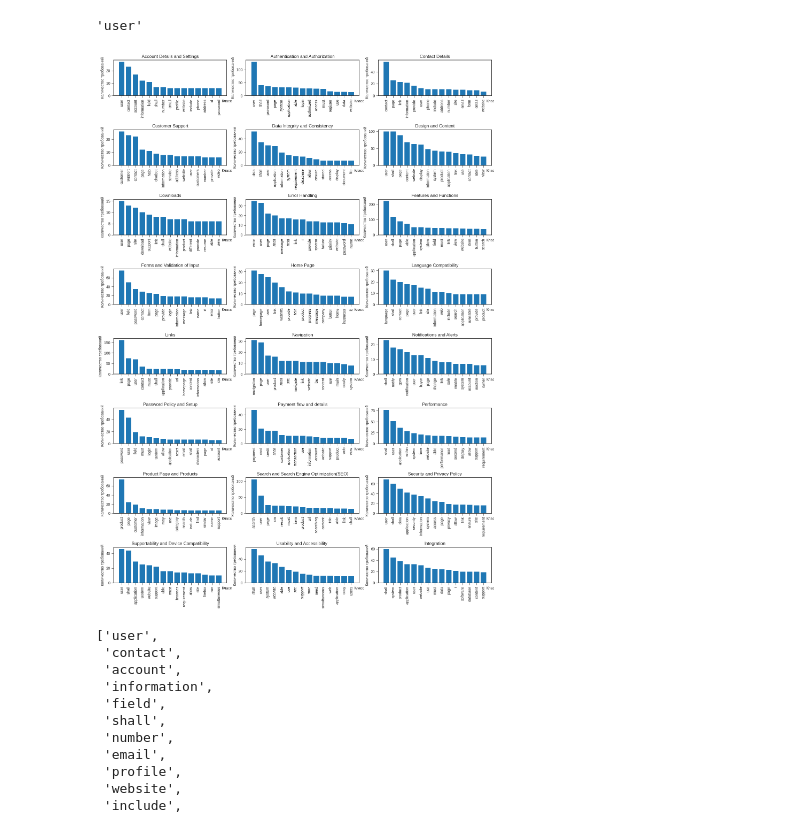
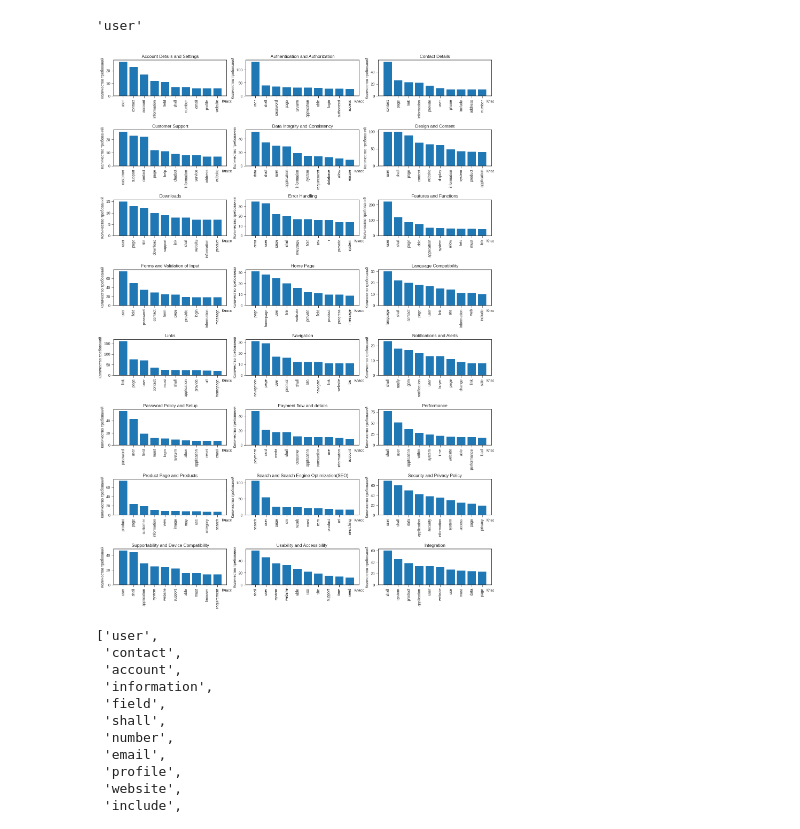
Before and after one commit to Khomiakov7706/requirements_analysis, a Jupyter notebook: eda_example.ipynb, the cells around one changed output. Saved outputs shown, nothing was run; the diff lists cells and outputs as text; code cells hidden in the pictures.

```diff
--- a/eda_example.ipynb
+++ b/eda_example.ipynb
@@ -454,8 +456,10 @@ all_words = data['lemmatized_requirement'].str.split(expand=True).unstack().valu
 plt.figure(figsize=(12,6))
 plt.xticks(rotation=90)
 
+mostCommonTokensNumber = 30 #@param
+
 # Get the most common 10 tokens and their frequencies
-most_common_tokens = bow.most_common(30)
+most_common_tokens = bow.most_common(mostCommonTokensNumber)
 tokens = [token for token, _ in most_common_tokens]
 frequencies = [frequency for _, frequency in most_common_tokens]
 
@@ -472,7 +476,7 @@ plt.show()
 # %%
 class_dict = dict()
 for c in range(len(requirement_classes)):
-    class_dict[requirement_classes[c]] = data[data[requirement_classes[c]]==1]['lemmatized_requirement'].str.split(expand=True).unstack().value_counts().head(30)
+    class_dict[requirement_classes[c]] = data[data[requirement_classes[c]]==1]['lemmatized_requirement'].str.split(expand=True).unstack().value_counts().head(mostCommonTokensNumber)
 # %%
 class_dict['Integration']
 # %% [output]
@@ -497,22 +501,25 @@ dtype: int64
 class_dict[requirement_classes[0]].index[0]
 # %% [output]
 'user'
+# %%
+#@title bar chart with most common words per class
+wordsPerClassOnChart = 15 #@param
 # %%
 fig, axs = plt.subplots(8, 3, figsize=(15, 21))  # Adjust the grid size as needed
 #fig.subplots_adjust(hspace=1.5)  # Adjust the vertical spacing between subplots
 
 for i, requirement_class in enumerate(requirement_classes):
     ax = axs[i // 3, i % 3]  # Calculate the position of the subplot in the grid
 
-    ax.bar(class_dict[requirement_class].index, class_dict[requirement_class])
+    ax.bar(class_dict[requirement_class].index[:wordsPerClassOnChart], class_dict[requirement_class][:wordsPerClassOnChart])
     ax.set_xticklabels(class_dict[requirement_class].index, rotation=90)
     ax.set_title(requirement_class)
     ax.set_xlabel('Класс')
     ax.xaxis.set_label_coords(1, -0.1)
     ax.set_ylabel('Количество требований')
 
 plt.tight_layout()
 plt.show()
 # %% [output]
-[figure, old version]
+[figure, new version]
 # %%
```
Also changed, not shown: parts of 38 cells of this notebook.
